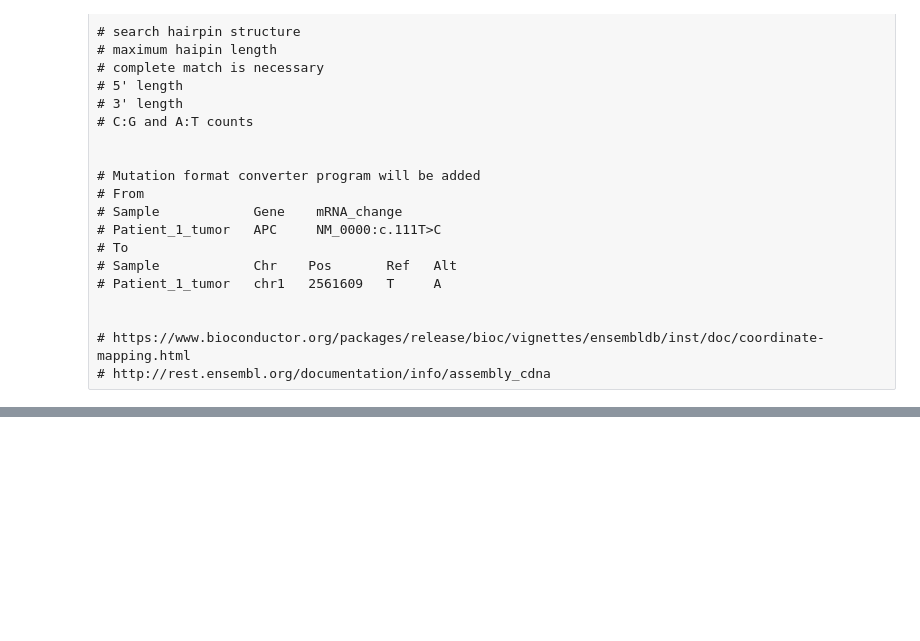
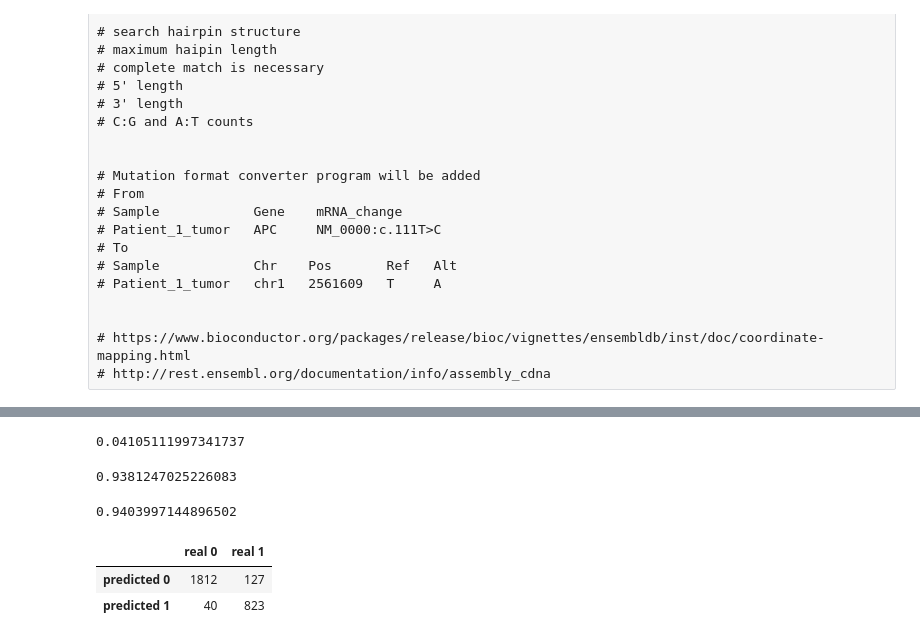
Before and after one commit to MANO-B/MicroSEC, a Jupyter notebook: MANOSEC.ipynb, the cells around one changed output, grey strips where cells are left out. Saved outputs shown, nothing was run; the diff lists cells and outputs as text; code cells hidden in the pictures; blank space fills up the shorter version.

```diff
--- a/MANOSEC.ipynb
+++ b/MANOSEC.ipynb
@@ -45,0 +219,31 @@ AGTACACTGGT
+# %%
+# 訓練データとテストデータに分割するメソッドのインポート
+from sklearn.model_selection import train_test_split
+# 訓練データ・テストデータへ6:4の比でランダムに分割
+X_train, X_test, y_train, y_test = train_test_split(X, y, test_size=.4)
+from sklearn.linear_model import LogisticRegression # ロジスティック回帰
+classifier = LogisticRegression() # 分類器の生成
+classifier.fit(X_train, y_train) #学習
+import timeit # 実行時間を計測するためのライブラリ
+timeit.timeit(lambda: classifier.fit(X_train, y_train), number=1)
+# %% [output]
+0.04105111997341737
+# %%
+classifier.score(X_train,y_train)
+# %% [output]
+0.9381247025226083
+# %%
+classifier.score(X_test,y_test)
+# %% [output]
+0.9403997144896502
+# %%
+y_pred = classifier.predict(X_test)
+# %%
+from sklearn.metrics import confusion_matrix # 混同行列を計算するメソッド
+# 予測結果と、正解（本当の答え）がどのくらい合っていたかを表す混同行列
+pd.DataFrame(confusion_matrix(y_pred, y_test),
+             index=['predicted 0', 'predicted 1'], columns=['real 0', 'real 1'])
+# %% [output]
+|  | real 0 | real 1 |
+| predicted 0 | 1812 | 127 |
+| predicted 1 | 40 | 823 |
```
Also changed, not shown: parts of 13 cells of this notebook.
